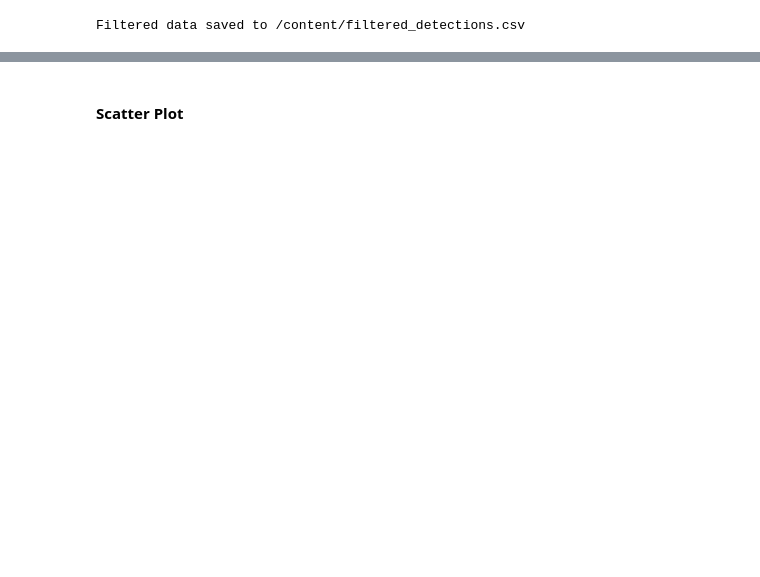
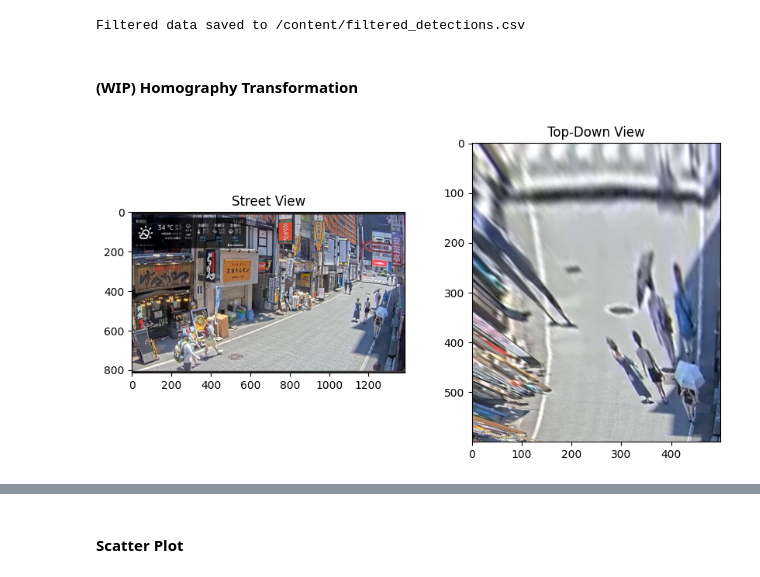
Before and after one commit to wendycao411/Pedestrian_Tracking, a Jupyter notebook: Pedestrian_Tracking.ipynb, the cells around one changed output, grey strips where cells are left out. Saved outputs shown, nothing was run; the diff lists cells and outputs as text; code cells hidden in the pictures; blank space fills up the shorter version.

Commit message:
homography transformation complete

```diff
--- a/Pedestrian_Tracking.ipynb
+++ b/Pedestrian_Tracking.ipynb
@@ -756,3 +765,57 @@ filtered_data.to_csv(output_csv_file, index=False)
 print(f"Filtered data saved to {output_csv_file}")
 # %% [output]
 Filtered data saved to /content/filtered_detections.csv
+# %% [markdown]
+#### (WIP) Homography Transformation
+# %%
+import cv2
+import numpy as np
+import matplotlib.pyplot as plt
+
+# Load the street view image
+street_view_image = cv2.imread('image.png')
+
+# Define the geocoordinates (latitude, longitude) of four points on the street view image
+geo_src_pts = np.array([
+    (35.69381792666122, 139.70106477073716),  # Point 1 (top-left)
+    (35.69384210019835, 139.70098082588615),  # Point 2 (top-right)
+    (35.6941991886913, 139.70120388071484),  # Point 3 (bottom-left)
+    (35.69415186953212, 139.70107569864496)   # Point 4 (bottom-right)
+])
+
+# Define the corresponding points on the top-down view (in pixel coordinates)
+dst_pts = np.array([
+    [0, 0],
+    [500, 0],
+    [0, 600],
+    [500, 600]
+], dtype='float32')
+
+# Convert geocoordinates to pixel coordinates on the image (manual)
+src_pts = np.array([
+    [1149,339 ],
+    [1337, 363],
+    [42, 666],
+    [1332, 787]
+], dtype='float32')
+
+# Calculate the homography matrix
+H, _ = cv2.findHomography(src_pts, dst_pts)
+
+# Apply the homography transformation
+top_down_view = cv2.warpPerspective(street_view_image, H, (500, 600))
+
+# Display the original and transformed images
+plt.figure(figsize=(10, 5))
+
+plt.subplot(1, 2, 1)
+plt.title('Street View')
+plt.imshow(cv2.cvtColor(street_view_image, cv2.COLOR_BGR2RGB))
+
+plt.subplot(1, 2, 2)
+plt.title('Top-Down View')
+plt.imshow(cv2.cvtColor(top_down_view, cv2.COLOR_BGR2RGB))
+
+plt.show()
+# %% [output]
+[figure, added]
```
Also changed, not shown: parts of 12 cells of this notebook.
